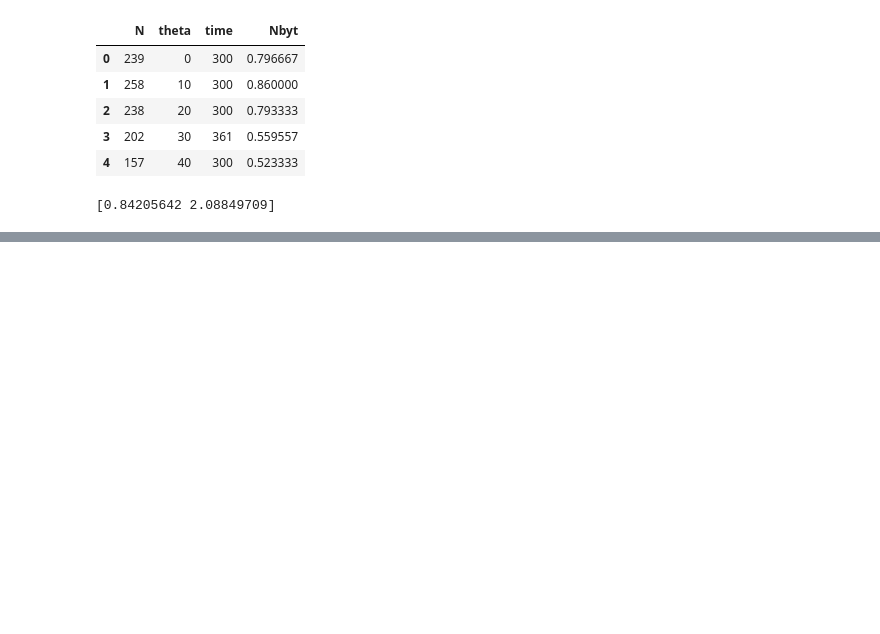
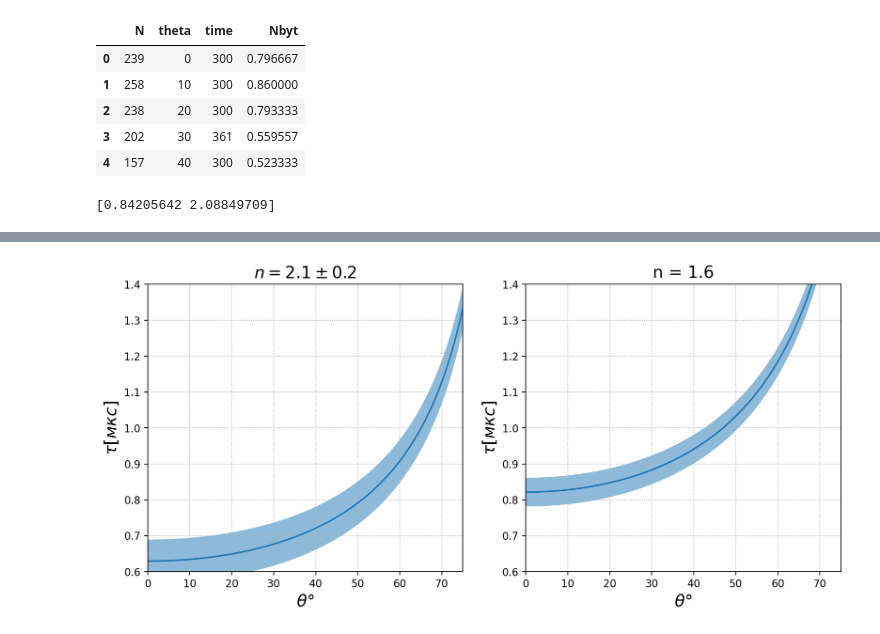
Before and after one commit to ShmakovVladimir/Labs, a Jupyter notebook: Квантовая физика/Мезоны/main.ipynb, the cells around one changed output, grey strips where cells are left out. Drawn from its saved outputs; the diff is of its cells as text; code cells hidden in the pictures; blank space fills up the shorter version.

```diff
--- a/Квантовая физика/Мезоны/main.ipynb
+++ b/Квантовая физика/Мезоны/main.ipynb
@@ -82,0 +114,16 @@ plt.legend(fontsize = 16)
+# %%
+fig, ax = plt.subplots(1, 2, figsize = (12, 5), dpi = 200)
+ax[0].plot(theta_line, 1e6 * np.abs(tau))
+ax[0].fill_between(theta_line, 1e6 * (np.abs(tau) + 1e-7 * 0.6), 1e6 * (np.abs(tau) - 1e-7 * 0.6), alpha = 0.5)
+ax[1].plot(theta_line, 1e6 * np.abs(tau_2))
+ax[1].fill_between(theta_line, 1e6 * (np.abs(tau_2) + 1e-7 * 0.4), 1e6 * (np.abs(tau_2) - 1e-7 * 0.4), alpha = 0.5)
+ax[0].set_title(f"$n = {n:.1f} \pm 0.2$", fontsize = 16)
+ax[1].set_title(f"n = 1.6", fontsize = 16)
+for a in ax:
+    a.set_xlim(0, 75)
+    a.set_ylim(0.6, 1.4)
+    a.set_ylabel(r"$\tau [мкс]$", fontsize = 16)
+    a.set_xlabel(r"$\theta \degree$", fontsize = 16)
+    a.grid(ls = ':')
+# %% [output]
+[figure, added]
```
Also changed, not shown: parts of 5 cells of this notebook, 7 other files.
